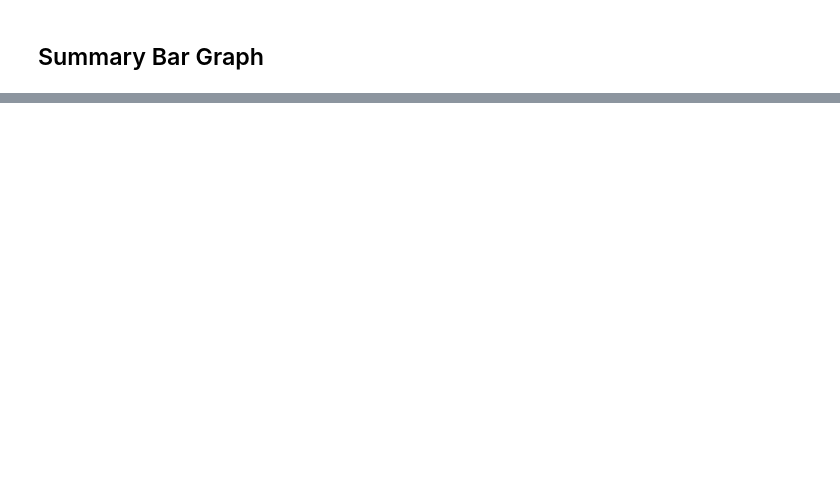
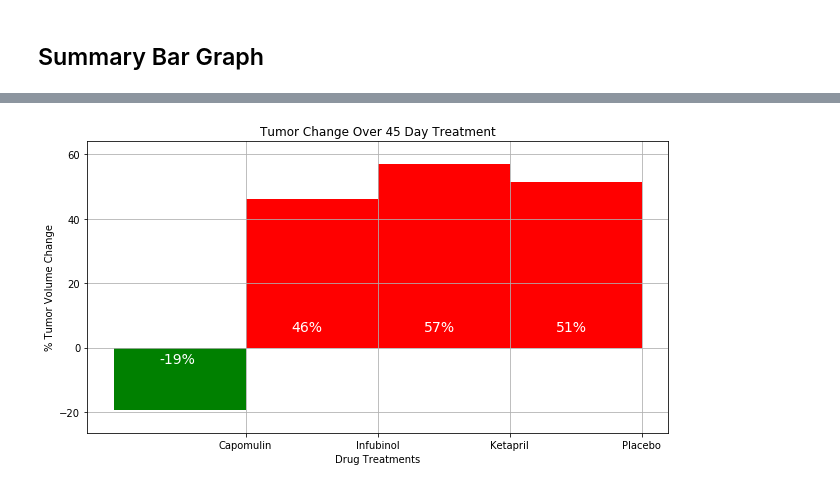
Before and after one commit to hpolowczyk/the_fault_in_our_matplotlib, a Jupyter notebook: Pymaceuticals.ipynb, the cells around one changed output, grey strips where cells are left out. Cells and saved outputs as stored; diff of their text form; code cells hidden in the pictures; blank space fills up the shorter version.

```diff
--- a/Pymaceuticals.ipynb
+++ b/Pymaceuticals.ipynb
@@ -238,0 +289,12 @@ tumor_size_change
+# %%
+# Input the percent change into a Pandas dataframe
+tumor_size_change = pd.DataFrame(perc_change)
+# Rename the column for clarity
+tumor_size_change = tumor_size_change.rename(columns = {0:"Percent Change"})
+# Add a column to confirm if the tumor volume has decreased over the length of the treatment (i.e. Percent Change < 0)
+tumor_size_change["Shrunk Tumor?"] = np.where(tumor_size_change["Percent Change"] <= 0, True, False)
+
+# Select only the four drug treatments that are being investigated
+four_treatments = tumor_size_change.loc[drug_list]
+# Display the dataframe
+four_treatments
@@ -238,0 +308,43 @@ tumor_size_change
+# %%
+# Set the values in the Percent Change column to a list
+perc_change = four_treatments["Percent Change"].values.tolist()
+# Set bar color to green if Percent Change is negative, else the bar is red
+c = np.where(four_treatments["Percent Change"]<0,"g","r")
+
+# Set-up the plot and the figure size
+fig,ax = plt.subplots(figsize=(9,5))
+# Create bar plot using the drugs as the x-axis and % tumor volume change as the y-axis
+ax.bar(drug_list, perc_change, align="edge",width=-1,color=c)
+# Set the bars
+bars = ax.patches
+# For each bar and percent change...
+for bar,chg in zip(bars,perc_change):
+    # Set the x_value position to center it
+    x_val = bar.get_x() - 0.65
+    # Set the y_value position
+    y_val = 5
+    # If the percent change is negative
+    if chg < 0:
+        # Multiply y_val by -1 in order for it to display below 0
+        y_val *= -1
+    # Insert the percent change text with correct formatting
+    ax.text(x_val,y_val,str(int(chg))+"%",ha="left",color="white",fontsize=14)
+
+# Title the plot
+ax.set_title("Tumor Change Over 45 Day Treatment")
+# Label the axis
+ax.set_xlabel("Drug Treatments")
+ax.set_ylabel("% Tumor Volume Change")
+# Set y-limits using the min percent change and max percent change
+ax.set_ylim(min(perc_change)-7,max(perc_change)+7)
+# Add gridlines
+ax.grid()
+
+# Use tight_layout to automatically adjust params
+plt.tight_layout()
+# Save the figure as .png
+plt.savefig('tumor_change.png')
+# Display the figure
+plt.show()
+# %% [output]
+[figure, added]
```
Also changed, not shown: parts of 24 cells of this notebook, 4 other files.
